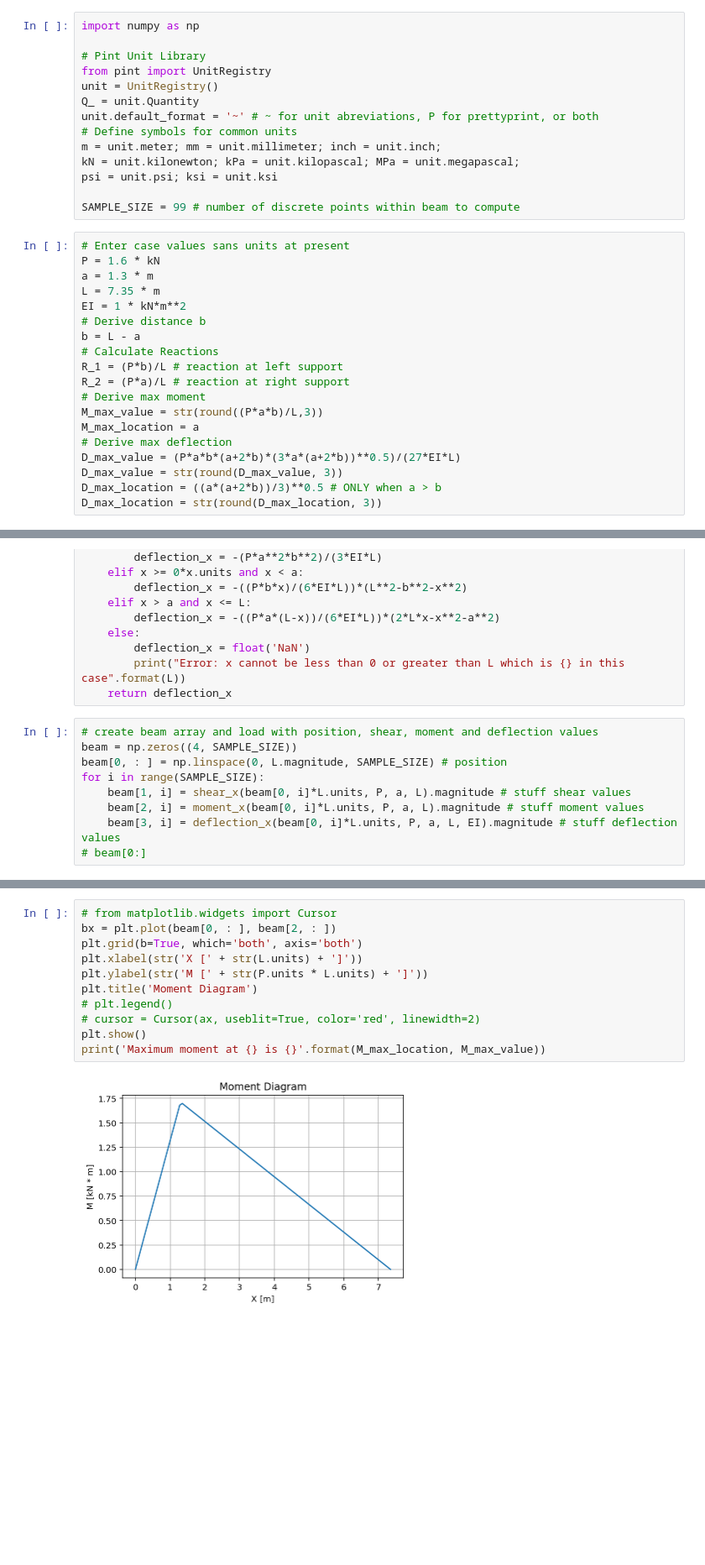
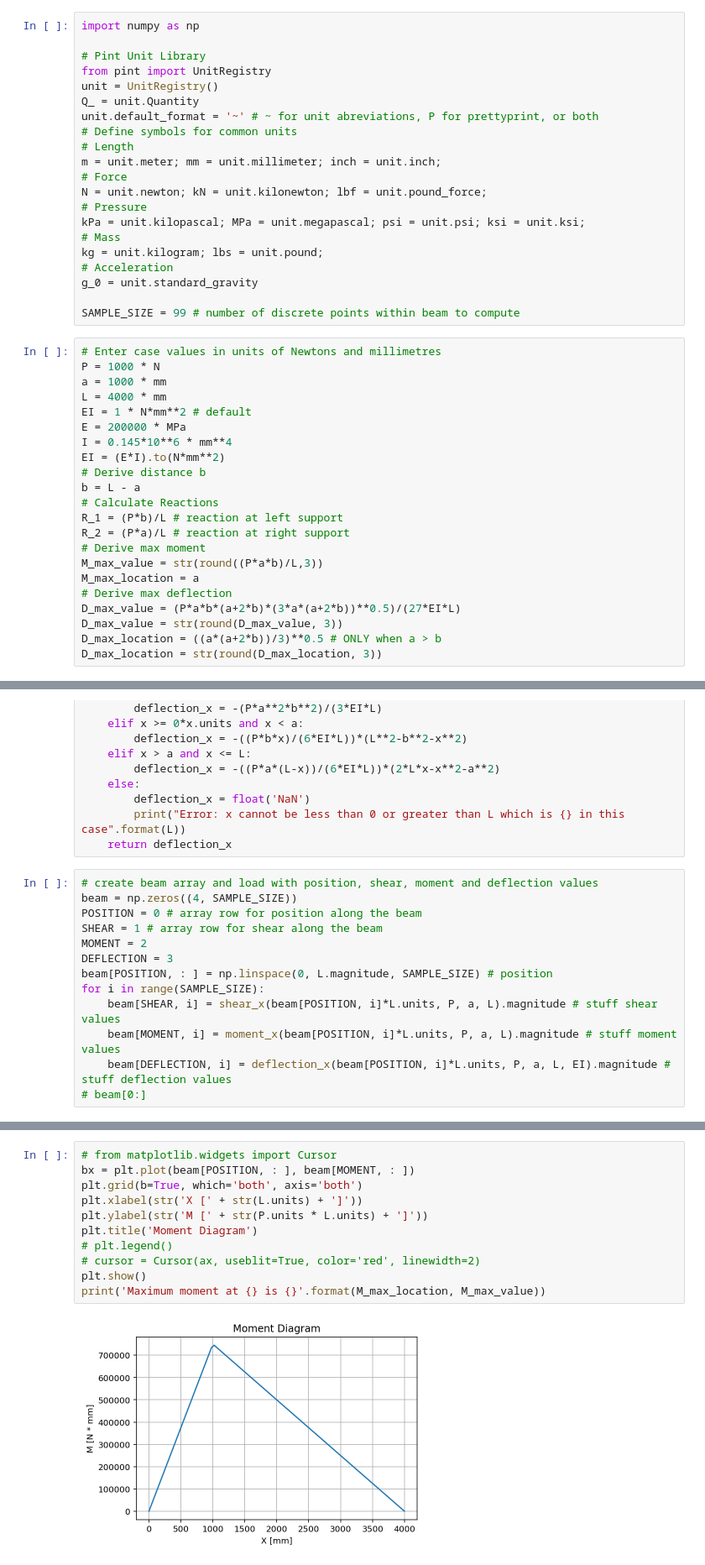
Before and after one commit to Ewdy/Structural-Design, a Jupyter notebook: Beam_Formulas/Beam_1.1.ipynb, the cells around one changed output, grey strips where cells are left out. Shown at 84% size. Cells and saved outputs as stored; diff of their text form; blank space fills up the shorter version.

```diff
--- a/Beam_Formulas/Beam_1.1.ipynb
+++ b/Beam_Formulas/Beam_1.1.ipynb
@@ -25,17 +26,27 @@ unit = UnitRegistry()
 Q_ = unit.Quantity
 unit.default_format = '~' # ~ for unit abreviations, P for prettyprint, or both
 # Define symbols for common units
+# Length
 m = unit.meter; mm = unit.millimeter; inch = unit.inch;
-kN = unit.kilonewton; kPa = unit.kilopascal; MPa = unit.megapascal;
-psi = unit.psi; ksi = unit.ksi
+# Force
+N = unit.newton; kN = unit.kilonewton; lbf = unit.pound_force;
+# Pressure
+kPa = unit.kilopascal; MPa = unit.megapascal; psi = unit.psi; ksi = unit.ksi;
+# Mass
+kg = unit.kilogram; lbs = unit.pound;
+# Acceleration
+g_0 = unit.standard_gravity
 
 SAMPLE_SIZE = 99 # number of discrete points within beam to compute
 # %%
-# Enter case values sans units at present
-P = 1.6 * kN
-a = 1.3 * m
-L = 7.35 * m
-EI = 1 * kN*m**2
+# Enter case values in units of Newtons and millimetres
+P = 1000 * N
+a = 1000 * mm
+L = 4000 * mm
+EI = 1 * N*mm**2 # default
+E = 200000 * MPa
+I = 0.145*10**6 * mm**4
+EI = (E*I).to(N*mm**2)
 # Derive distance b
 b = L - a
 # Calculate Reactions
@@ -132,11 +143,15 @@ def deflection_x(x, P, a, L, EI=1):
 # %%
 # create beam array and load with position, shear, moment and deflection values
 beam = np.zeros((4, SAMPLE_SIZE))
-beam[0, : ] = np.linspace(0, L.magnitude, SAMPLE_SIZE) # position
+POSITION = 0 # array row for position along the beam
+SHEAR = 1 # array row for shear along the beam
+MOMENT = 2
+DEFLECTION = 3
+beam[POSITION, : ] = np.linspace(0, L.magnitude, SAMPLE_SIZE) # position
 for i in range(SAMPLE_SIZE):
-    beam[1, i] = shear_x(beam[0, i]*L.units, P, a, L).magnitude # stuff shear values
-    beam[2, i] = moment_x(beam[0, i]*L.units, P, a, L).magnitude # stuff moment values
-    beam[3, i] = deflection_x(beam[0, i]*L.units, P, a, L, EI).magnitude # stuff deflection values
+    beam[SHEAR, i] = shear_x(beam[POSITION, i]*L.units, P, a, L).magnitude # stuff shear values
+    beam[MOMENT, i] = moment_x(beam[POSITION, i]*L.units, P, a, L).magnitude # stuff moment values
+    beam[DEFLECTION, i] = deflection_x(beam[POSITION, i]*L.units, P, a, L, EI).magnitude # stuff deflection values
 # beam[0:]
 # %%
 # plot shear diagram with matplotlib
@@ -156,13 +171,13 @@ plt.show()
 # %%
 # from matplotlib.widgets import Cursor
-bx = plt.plot(beam[0, : ], beam[2, : ])
+bx = plt.plot(beam[POSITION, : ], beam[MOMENT, : ])
 plt.grid(b=True, which='both', axis='both')
 plt.xlabel(str('X [' + str(L.units) + ']'))
 plt.ylabel(str('M [' + str(P.units * L.units) + ']'))
 plt.title('Moment Diagram')
 # plt.legend()
 # cursor = Cursor(ax, useblit=True, color='red', linewidth=2)
 plt.show()
 print('Maximum moment at {} is {}'.format(M_max_location, M_max_value))
 # %% [output]
-[figure, old version]
+[figure, new version]
```
Also changed, not shown: parts of 14 cells of this notebook.
